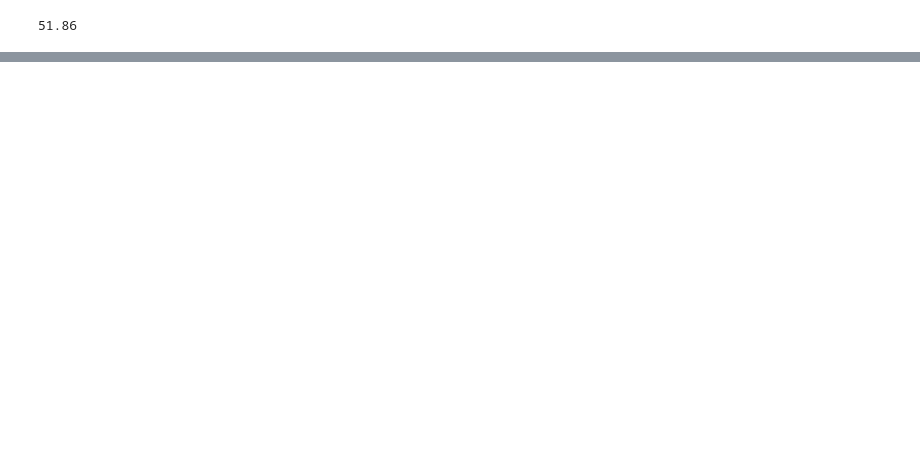
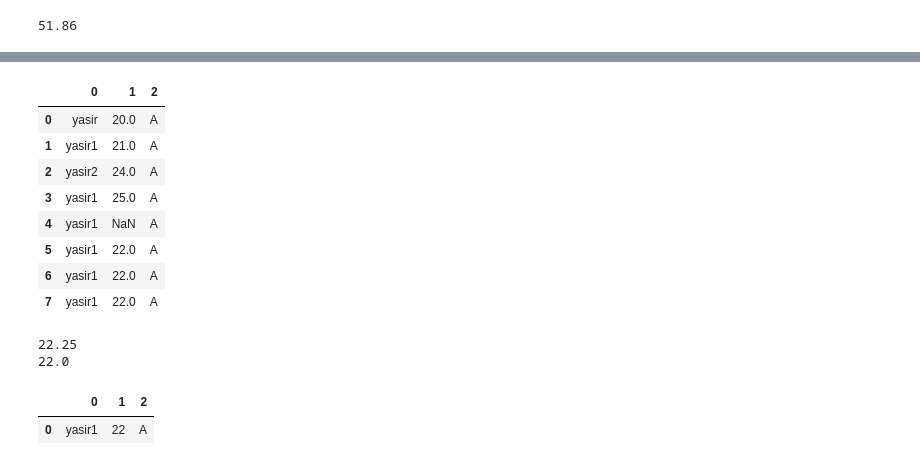
Before and after one commit to memonY49/SMIT-AI-DS-Batch-3, a Jupyter notebook: PandasPractice.ipynb, the cells around one changed output, grey strips where cells are left out. Saved outputs shown, nothing was run; the diff lists cells and outputs as text; code cells hidden in the pictures; blank space fills up the shorter version.

```diff
--- a/PandasPractice.ipynb
+++ b/PandasPractice.ipynb
@@ -478,0 +497,35 @@ print(students_DM['percenage'].mean())
+# %%
+data = [["yasir",20,'A'],
+        ["yasir1",21,'A'],
+        ["yasir2",24,'A'],
+       ["yasir1",25,'A'],
+       ["yasir1",np.nan,'A'],
+        ["yasir1",22,'A'],
+        ["yasir1",22,'A'],
+        ["yasir1",22,'A'],
+
+       ]
+my_df = pd.DataFrame(data)
+# %%
+my_df
+# %% [output]
+|  | 0 | 1 | 2 |
+| 0 | yasir | 20.0 | A |
+| 1 | yasir1 | 21.0 | A |
+| 2 | yasir2 | 24.0 | A |
+| 3 | yasir1 | 25.0 | A |
+| 4 | yasir1 | NaN | A |
+| 5 | yasir1 | 22.0 | A |
+| 6 | yasir1 | 22.0 | A |
+| 7 | yasir1 | 22.0 | A |
+# %%
+print(my_df[1].mean())
+print(my_df[1].median())
+# %% [output]
+22.25
+22.0
+# %%
+my_df.mode()
+# %% [output]
+|  | 0 | 1 | 2 |
+| 0 | yasir1 | 22 | A |
```
Also changed, not shown: parts of 13 cells of this notebook, 3 other files.
